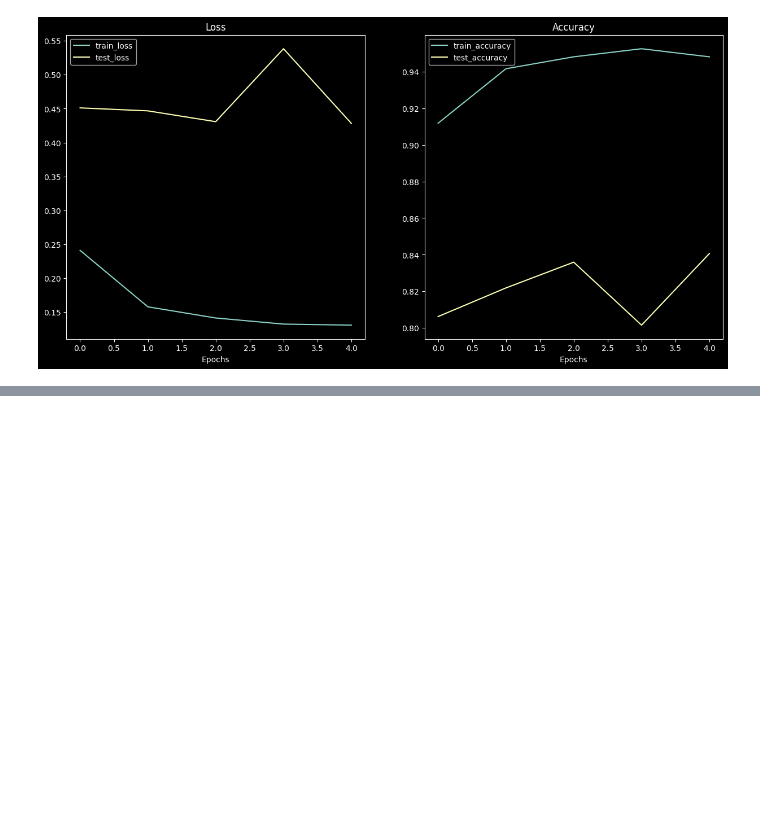
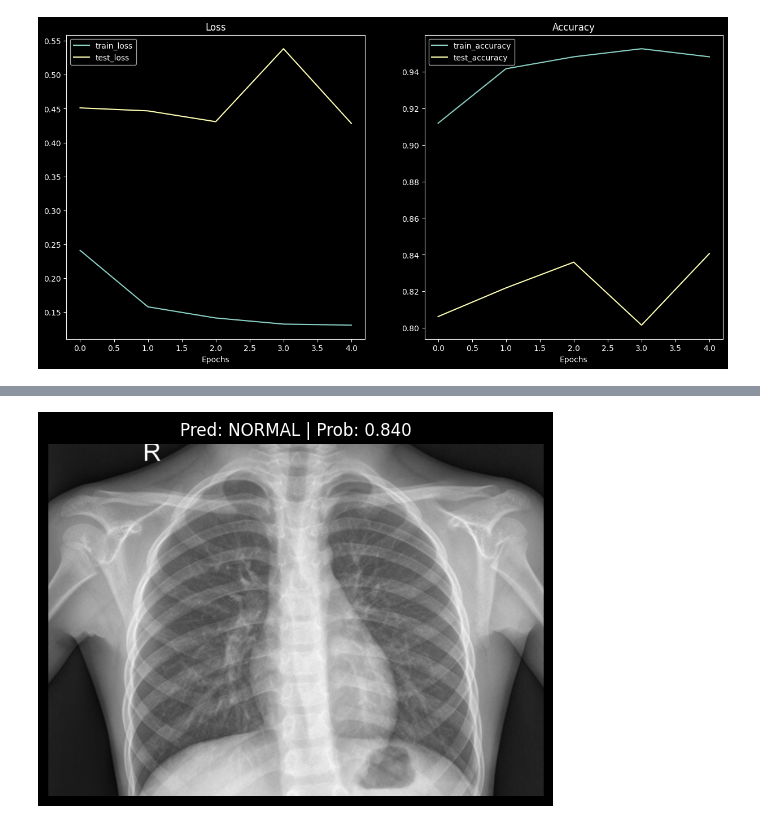
Before and after one commit to Harsh-Prajapati54/Medical_X, a Jupyter notebook: Medical_X.ipynb, the cells around one changed output, grey strips where cells are left out. Cells and saved outputs as stored; diff of their text form; code cells hidden in the pictures; blank space fills up the shorter version.

```diff
--- a/Medical_X.ipynb
+++ b/Medical_X.ipynb
@@ -463,10 +463,8 @@ plot_loss_curves(results)
 [figure]
 # %%
 from typing import List, Tuple
-
 from PIL import Image
 
-# 1. Take in a trained model, class names, image path, image size, a transform and target device
 def pred_and_plot_image(model: torch.nn.Module,
                         image_path: str,
                         class_names: List[str],
@@ -474,9 +472,8 @@ def pred_and_plot_image(model: torch.nn.Module,
                         transform: torchvision.transforms = None,
                         device: torch.device=device):
 
-
-    # 2. Open image
-    img = Image.open(image_path)
+    # 2. Open image and convert to RGB
+    img = Image.open(image_path).convert('RGB')  # THIS IS THE FIX
 
     # 3. Create transformation for image (if one doesn't exist)
     if transform is not None:
@@ -497,13 +494,13 @@ def pred_and_plot_image(model: torch.nn.Module,
     # 5. Turn on model evaluation mode and inference mode
     model.eval()
     with torch.inference_mode():
-      # 6. Transform and add an extra dimension to image (model requires samples in [batch_size, color_channels, height, width])
+      # 6. Transform and add an extra dimension to image
       transformed_image = image_transform(img).unsqueeze(dim=0)
 
-      # 7. Make a prediction on image with an extra dimension and send it to the target device
+      # 7. Make a prediction on image with an extra dimension
       target_image_pred = model(transformed_image.to(device))
 
-    # 8. Convert logits -> prediction probabilities (using torch.softmax() for multi-class classification)
+    # 8. Convert logits -> prediction probabilities
     target_image_pred_probs = torch.softmax(target_image_pred, dim=1)
 
     # 9. Convert prediction probabilities -> prediction labels
@@ -513,7 +510,7 @@ def pred_and_plot_image(model: torch.nn.Module,
     plt.figure()
     plt.imshow(img)
     plt.title(f"Pred: {class_names[target_image_pred_label]} | Prob: {target_image_pred_probs.max():.3f}")
-    plt.axis(False);
+    plt.axis(False)
 # %%
 custom_image_path = "data/Pneumonia data/test/PNEUMONIA/person1_virus_6.jpeg"
 
@@ -524,0 +522,8 @@ RuntimeError: output with shape [1, 224, 224] doesn't match the broadcast shape
+# %%
+custom_image_path = "data/Pneumonia data/test/NORMAL/IM-0001-0001.jpeg"
+
+pred_and_plot_image(model=model,
+                    image_path=custom_image_path,
+                    class_names=class_names)
+# %% [output]
+[figure, added]
```
Also changed, not shown: parts of 3 cells of this notebook.
